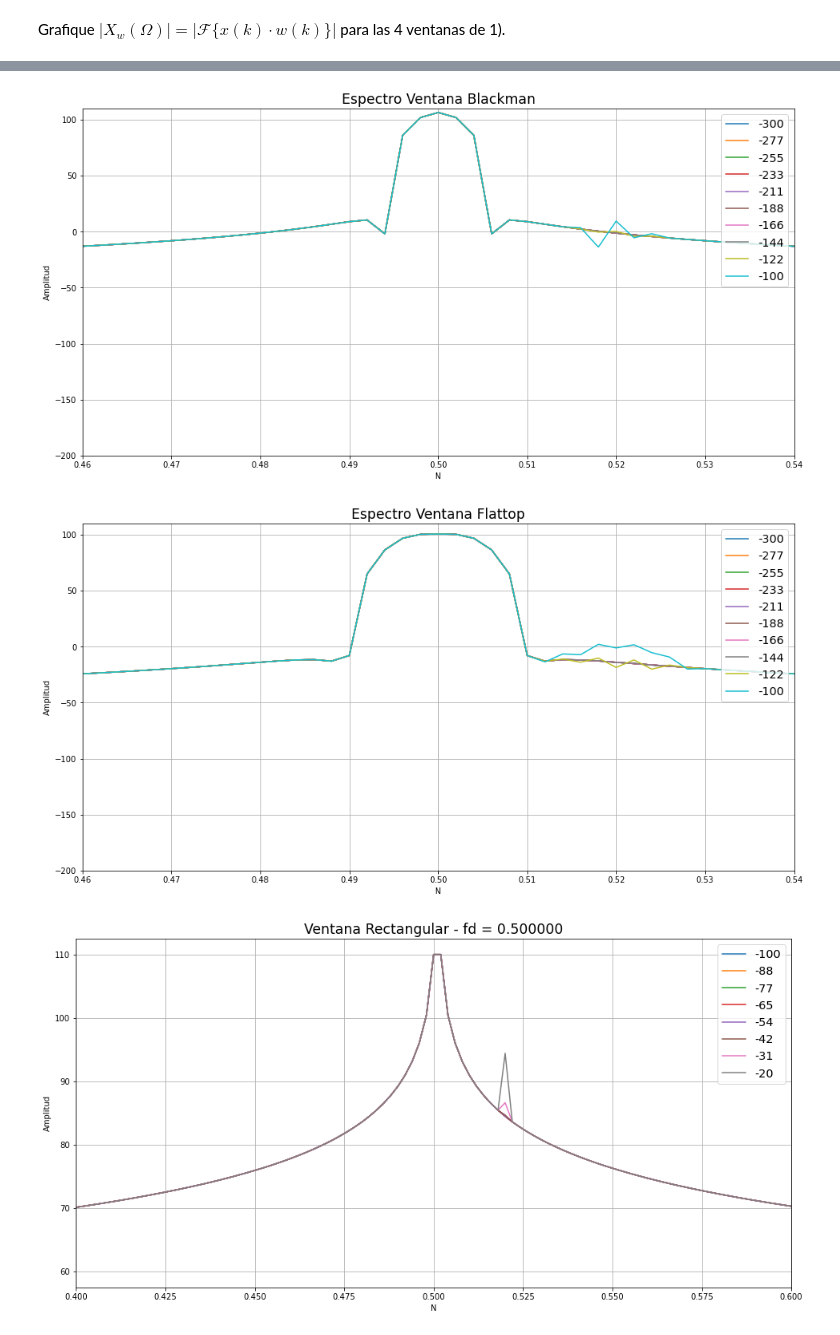
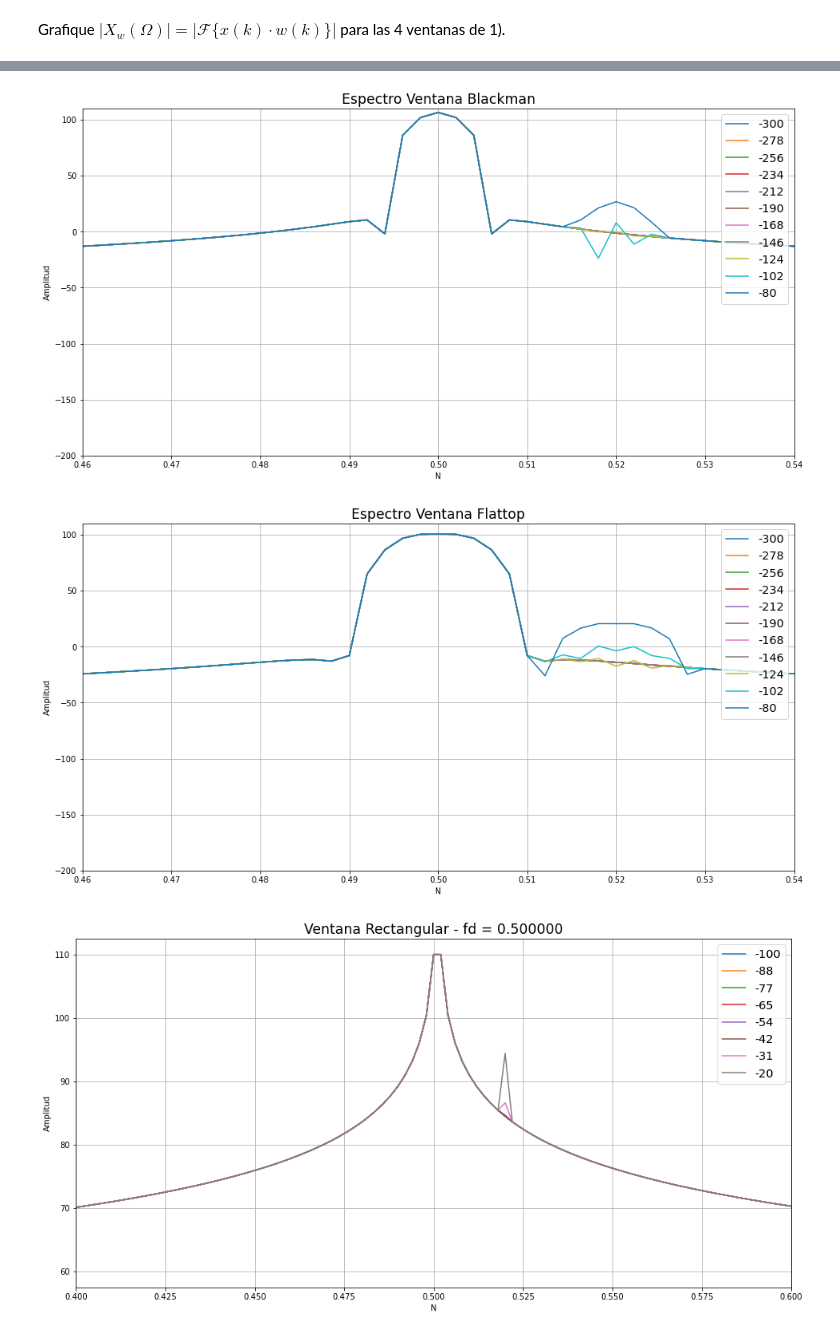
Before and after one commit to fcatuogno/PDS_TPs, a Jupyter notebook: TP2 - Ventanas.ipynb, the cells around one changed output, grey strips where cells are left out. Cells and saved outputs as stored; diff of their text form; code cells hidden in the pictures.

```diff
--- a/TP2 - Ventanas.ipynb
+++ b/TP2 - Ventanas.ipynb
@@ -677,7 +677,7 @@ p0 = 0
 
 
 #Tono 2
-a2_dB = np.linspace(-300,-100,10)
+a2_dB = np.linspace(-300,-80,11)
 # a2_dB = np.array([-40])
 a2 = 10**(a2_dB/20)
 f2 = f1 + 10*fs/N
@@ -747,5 +747,5 @@ for index in Ventanas:
-[figure, old version]
+[figure, new version]
-[figure, old version]
+[figure, new version]
 # %%
 N  = 1000 # muestras
 fs = 90 # Hz
```
Also changed, not shown: parts of 4 cells of this notebook.
